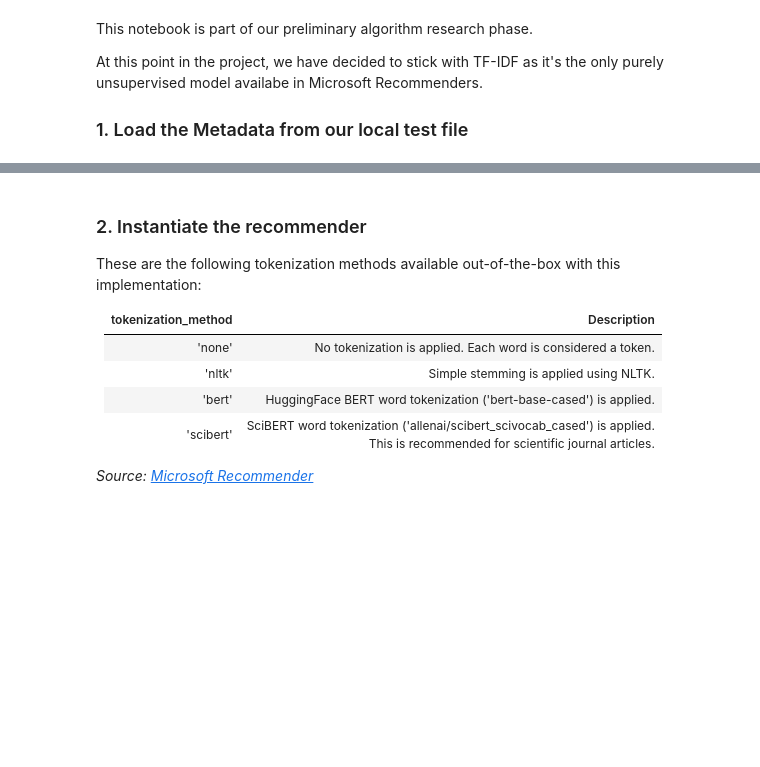
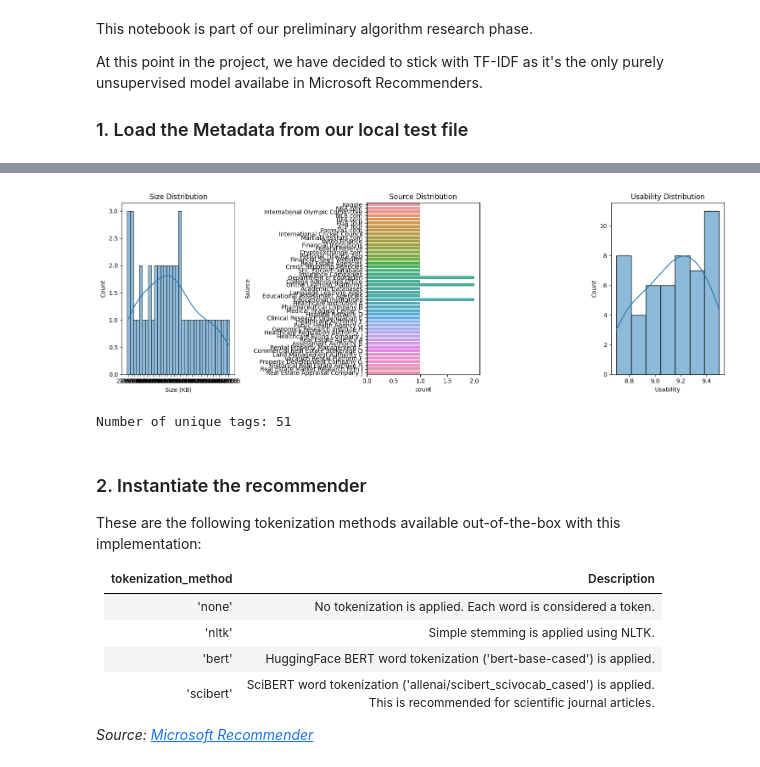
Before and after one commit to iSkytran/data-gandalf, a Jupyter notebook: notebooks/TFIDF.ipynb, the cells around one changed output, grey strips where cells are left out. Saved outputs shown, nothing was run; the diff lists cells and outputs as text; code cells hidden in the pictures; blank space fills up the shorter version.

```diff
--- a/notebooks/TFIDF.ipynb
+++ b/notebooks/TFIDF.ipynb
@@ -27,3 +60,33 @@ Number of entries in metadata dataset: 50
+# %%
+fig, axes = plt.subplots(1, 3, figsize=(15, 5))
+# Size plot
+sns.histplot(data=metadata, x='Size', kde=True, ax=axes[0])
+axes[0].set_title('Size Distribution')
+axes[0].set_xlabel('Size (KB)')
+
+# Source plot
+sns.countplot(data=metadata, y='Source', ax=axes[1])
+axes[1].set_title('Source Distribution')
+axes[1].set_ylabel('Source')
+
+# Usability plot
+sns.histplot(data=metadata, x='Usability', kde=True, ax=axes[2])
+axes[2].set_title('Usability Distribution')
+axes[2].set_xlabel('Usability')
+
+plt.tight_layout()
+plt.show()
+# %% [output]
+[figure, added]
+# %%
+all_tags = metadata['Tags'].tolist()
+all_tags = [tag for tags_list in all_tags for tag in tags_list]
+unique = set(all_tags)
+num_tags= len(unique)
+
+print(f"Number of unique tags: {num_tags}")
+# %% [output]
+Number of unique tags: 51
 # %% [markdown]
 ### 2. Instantiate the recommender
 
```
Also changed, not shown: parts of 16 cells of this notebook, 2 other files.
